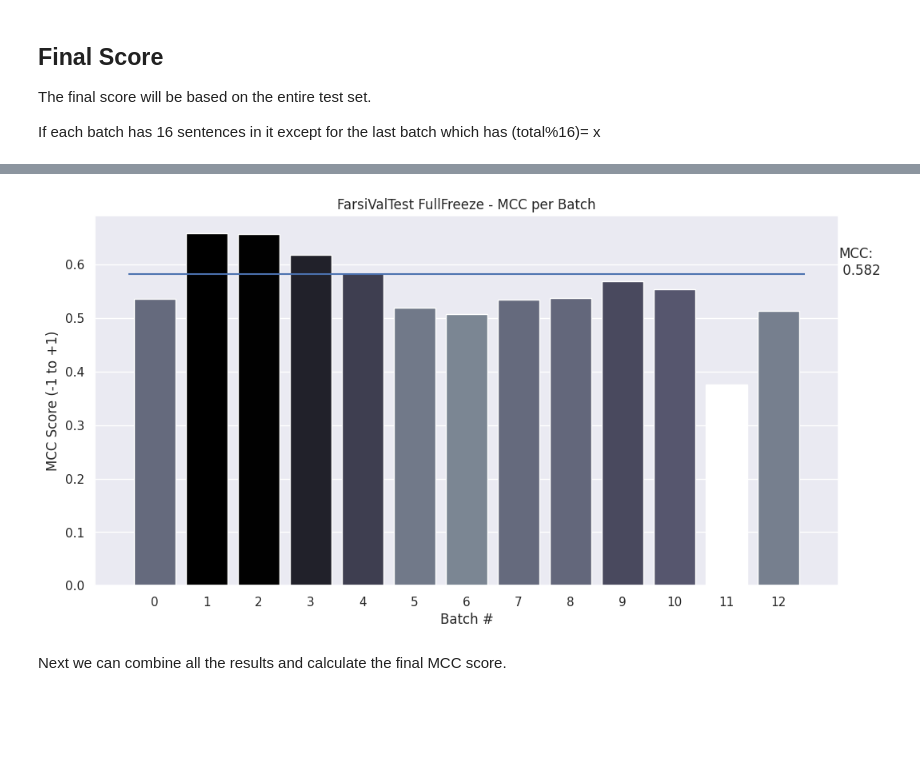
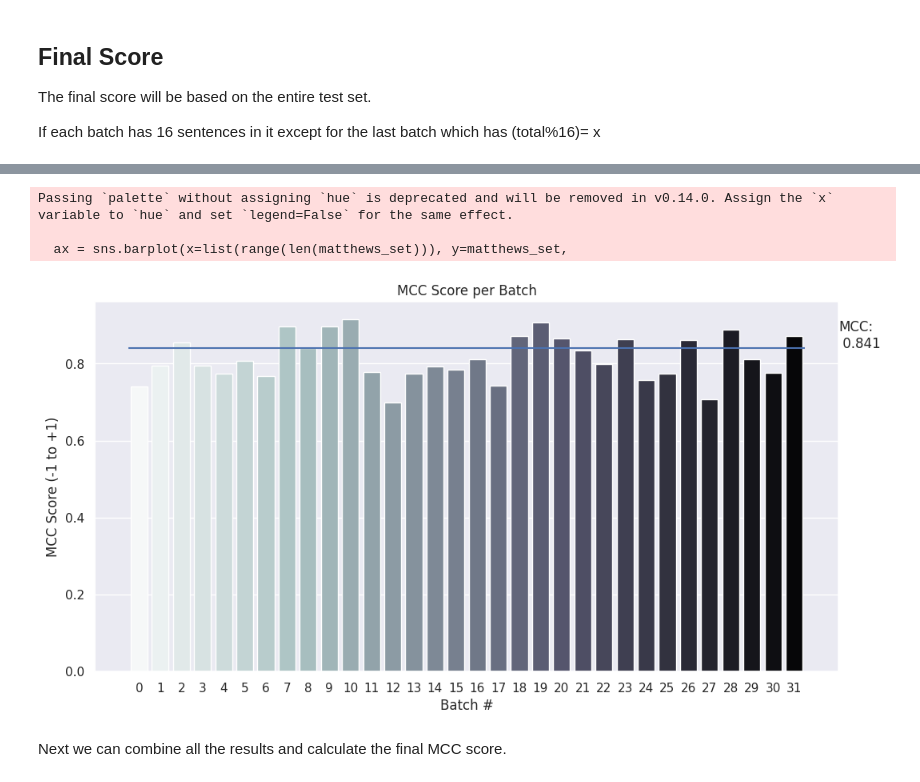
Before and after one commit to Herrmandela/TOLD_mBERT_Classifier, a Jupyter notebook: toldClassifier_english.ipynb, the cells around one changed output, grey strips where cells are left out. Saved outputs shown, nothing was run; the diff lists cells and outputs as text; code cells hidden in the pictures; blank space fills up the shorter version.

Commit message:
added multilingual TOLD model and updated english TOLD model

```diff
--- a/toldClassifier_english.ipynb
+++ b/toldClassifier_english.ipynb
@@ -129,7 +138,7 @@ scores = df_test.TOLD_SCORING.values
 ## **3.1 BERT tokenizer**
  We have to tokinze the text; split it into tokens that are the mapped to their respective indises.
 # %%
-PATH = "/content/drive/MyDrive/CNotebooks/mBERT"
+PATH = "/content/drive/MyDrive/data/mBERT"
 # %%
 from transformers import BertTokenizer
 
@@ -839,9 +790,8 @@ We'll need to apply all of the same steps we did for the training dataset:
 import pandas as pd
 
 # Load the dataset into a Pandas dataframe. This is where the data from the second/ Third language comes.
-df = pd.read_csv("/content/drive/MyDrive/CNotebooks/ErrorTypesANON/AllData.csv",  keep_default_na=False, sep = ";")
+#df = pd.read_csv("/content/drive/MyDrive/data/english/englishData.csv",  keep_default_na=False, sep = ";")
+df = pd.read_csv("/content/drive/MyDrive/data/english/englishData.csv",on_bad_lines='skip', encoding='ISO-8859-1')
 # Report the number of sentences.
 print('Number of test sentences: {:,}\n'.format(df.shape[0]))
-
-df.columns
 # %% [output]
@@ -918,8 +877,10 @@ for batch in prediction_dataloader:
   # speeding up prediction
   with torch.no_grad():
     # Forward pass, calculate logit predictions
-    outputs = model(b_input_ids, token_type_ids=None,
-                    attention_mask=b_input_mask)
+    outputs = model(b_input_ids,
+                    token_type_ids=None,
+                    attention_mask=b_input_mask
+                    )
 
   logits = outputs[0]
 
@@ -968,6 +929,8 @@ for i in range(len(true_scores)):
     matthews = matthews_corrcoef(true_scores[i], pred_scores_i)
     matthews_set.append(matthews)
 
+    matt_mean =  sum(matthews_set) / len(matthews_set)
+
 print('DONE')
 # %% [output]
 Calculating MCC for each batch...
@@ -999,25 +962,25 @@ Total MCC: 0.582
 # %%
 # Creat a barplot of the batches' MCC scores
-sns.set(color_codes=True)
-
-ax = sns.barplot(x=list(range(len(matthews_set))), y=matthews_set, hue = matthews_set,
-#               palette="blend:#7AB,#EDA", legend=False)
-
-#ax = sns.barplot(x=list(range(len(matthews_set))), y=matthews_set, hue = matthews_set,
-#                 palette= "ch:start=.2,rot=-.3", legend=False)
+ax = sns.barplot(x=list(range(len(matthews_set))), y=matthews_set,
                  palette="bone_r", legend=False)
 
+sns.set(color_codes=True)
 
 ax.hlines(mcc, *ax.get_xlim())
 ax.annotate(f'MCC:\n {mcc:.3f}', xy=(ax.get_xlim()[1],mcc))
 
-plt.title('FarsiValTest FullFreeze - MCC per Batch')
+plt.title('MCC Score per Batch')
 plt.ylabel('MCC Score (-1 to +1)')
 plt.xlabel('Batch #')
-#ax = sns.color_palette("ch:start=.2,rot=-.3", as_cmap=True)
+
+
+
 plt.show()
 # %% [output]
+Passing `palette` without assigning `hue` is deprecated and will be removed in v0.14.0. Assign the `x` variable to `hue` and set `legend=False` for the same effect.
+
+  ax = sns.barplot(x=list(range(len(matthews_set))), y=matthews_set,
-[figure, old version]
+[figure, new version]
 # %% [markdown]
 Next we can combine all the results and calculate the final MCC score.
 # %% [markdown]
```
Also changed, not shown: parts of 36 cells of this notebook, 1 other file.
